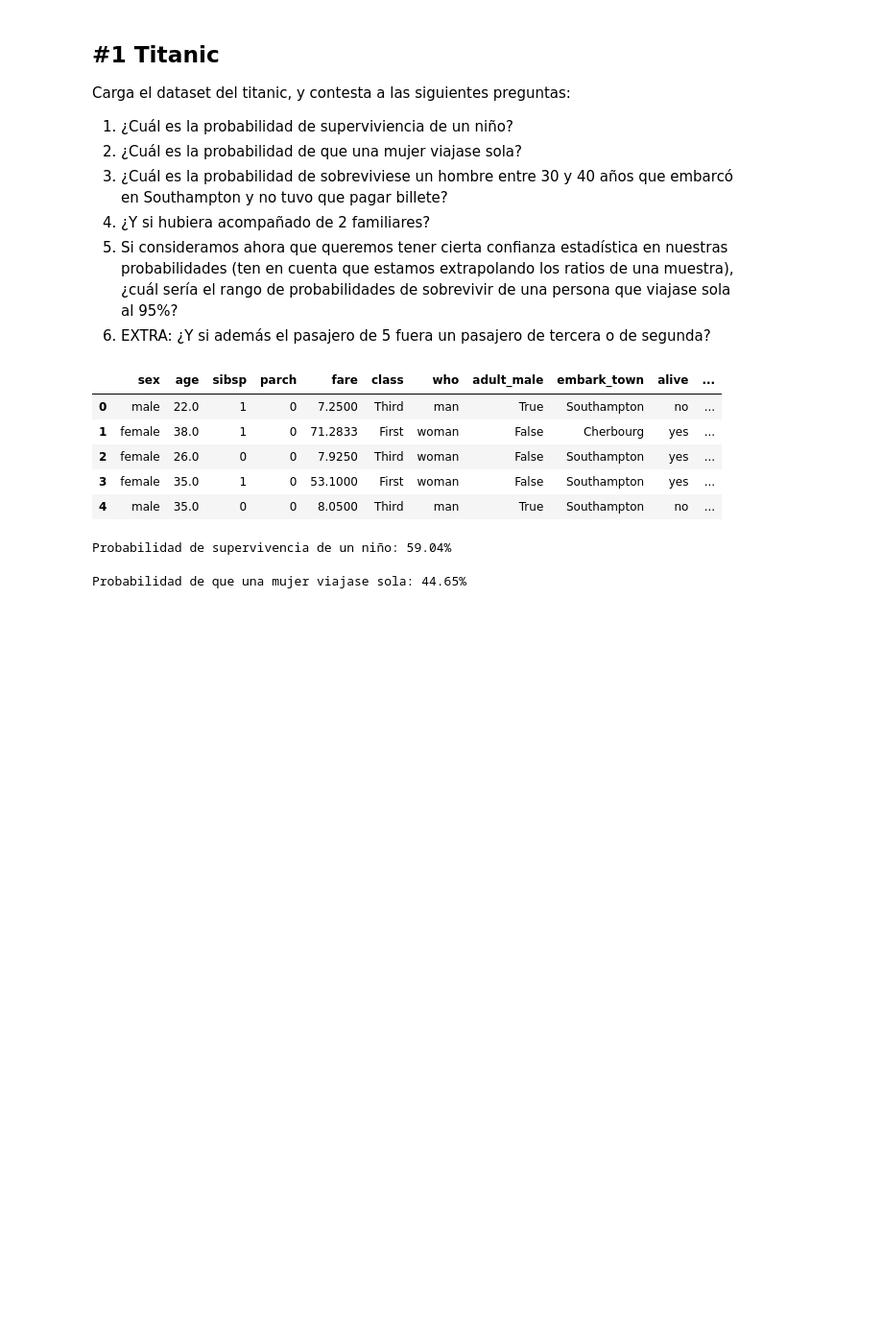
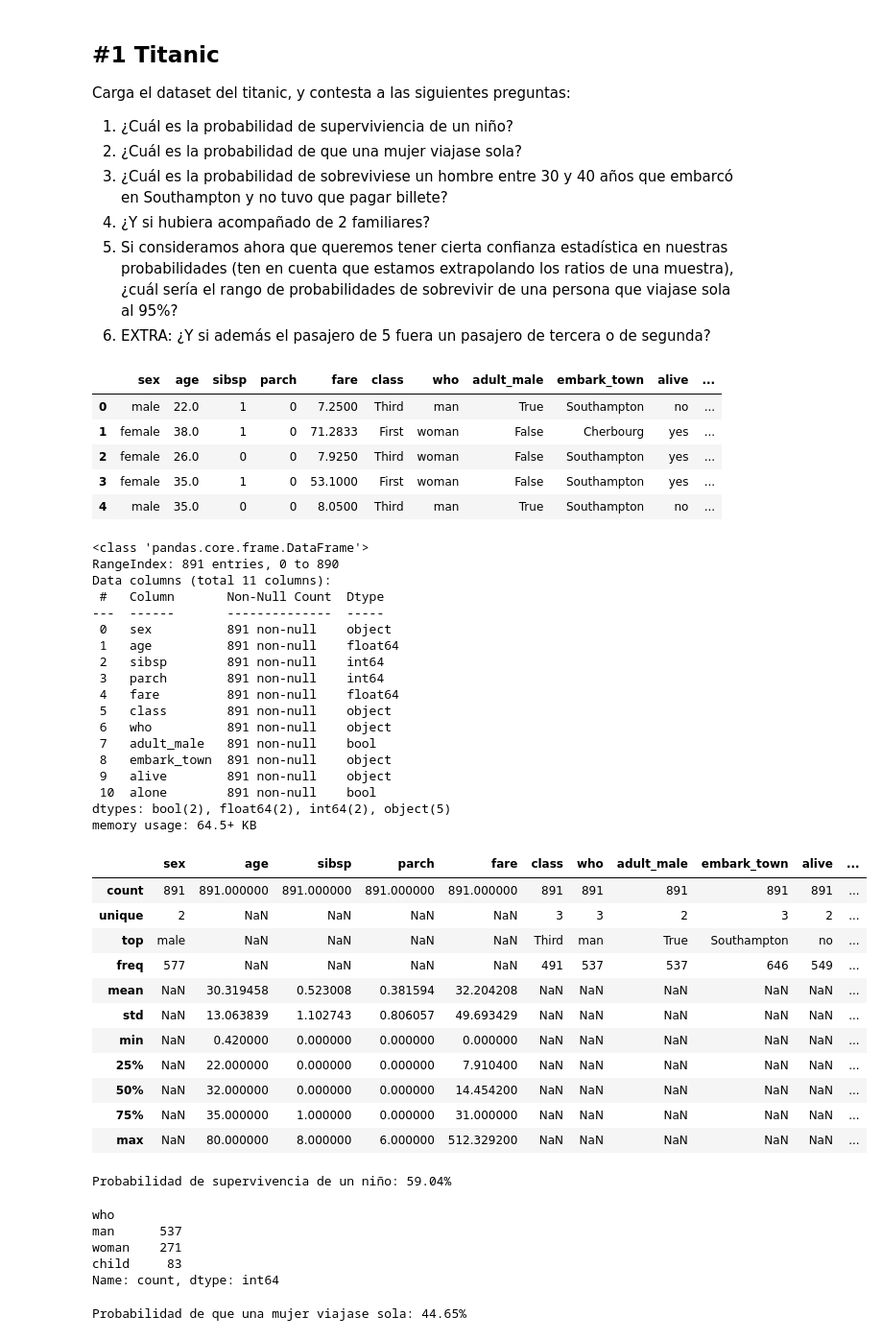
Before and after one commit to Enrique-Algarra/DS-Online-Enrique-Algarra, a Jupyter notebook: 04_Machine_Learning/Sprint_09/Unidad_01_Estadistica_Inferencial/03_Practica_Obligatoria/18_Practica_Obligatoria_Estadistica_Inferencial.ipynb, the cells around one changed output. Shown at 96% size. Saved outputs shown, nothing was run; the diff lists cells and outputs as text; code cells hidden in the pictures; blank space fills up the shorter version.

```diff
--- a/04_Machine_Learning/Sprint_09/Unidad_01_Estadistica_Inferencial/03_Practica_Obligatoria/18_Practica_Obligatoria_Estadistica_Inferencial.ipynb
+++ b/04_Machine_Learning/Sprint_09/Unidad_01_Estadistica_Inferencial/03_Practica_Obligatoria/18_Practica_Obligatoria_Estadistica_Inferencial.ipynb
@@ -36,6 +36,40 @@ df_titanic.head()
 | 2 | female | 26.0 | 0 | 0 | 7.9250 | Third | woman | False | Southampton | yes | ... |
 | 3 | female | 35.0 | 1 | 0 | 53.1000 | First | woman | False | Southampton | yes | ... |
 | 4 | male | 35.0 | 0 | 0 | 8.0500 | Third | man | True | Southampton | no | ... |
+# %%
+df_titanic.info()
+df_titanic.describe(include='all')
+# %% [output]
+<class 'pandas.core.frame.DataFrame'>
+RangeIndex: 891 entries, 0 to 890
+Data columns (total 11 columns):
+ #   Column       Non-Null Count  Dtype
+---  ------       --------------  -----
+ 0   sex          891 non-null    object
+ 1   age          891 non-null    float64
+ 2   sibsp        891 non-null    int64
+ 3   parch        891 non-null    int64
+ 4   fare         891 non-null    float64
+ 5   class        891 non-null    object
+ 6   who          891 non-null    object
+ 7   adult_male   891 non-null    bool
+ 8   embark_town  891 non-null    object
+ 9   alive        891 non-null    object
+ 10  alone        891 non-null    bool
+dtypes: bool(2), float64(2), int64(2), object(5)
+memory usage: 64.5+ KB
+|  | sex | age | sibsp | parch | fare | class | who | adult_male | embark_town | alive | ... |
+| count | 891 | 891.000000 | 891.000000 | 891.000000 | 891.000000 | 891 | 891 | 891 | 891 | 891 | ... |
+| unique | 2 | NaN | NaN | NaN | NaN | 3 | 3 | 2 | 3 | 2 | ... |
+| top | male | NaN | NaN | NaN | NaN | Third | man | True | Southampton | no | ... |
+| freq | 577 | NaN | NaN | NaN | NaN | 491 | 537 | 537 | 646 | 549 | ... |
+| mean | NaN | 30.319458 | 0.523008 | 0.381594 | 32.204208 | NaN | NaN | NaN | NaN | NaN | ... |
+| std | NaN | 13.063839 | 1.102743 | 0.806057 | 49.693429 | NaN | NaN | NaN | NaN | NaN | ... |
+| min | NaN | 0.420000 | 0.000000 | 0.000000 | 0.000000 | NaN | NaN | NaN | NaN | NaN | ... |
+| 25% | NaN | 22.000000 | 0.000000 | 0.000000 | 7.910400 | NaN | NaN | NaN | NaN | NaN | ... |
+| 50% | NaN | 32.000000 | 0.000000 | 0.000000 | 14.454200 | NaN | NaN | NaN | NaN | NaN | ... |
+| 75% | NaN | 35.000000 | 1.000000 | 0.000000 | 31.000000 | NaN | NaN | NaN | NaN | NaN | ... |
+| max | NaN | 80.000000 | 8.000000 | 6.000000 | 512.329200 | NaN | NaN | NaN | NaN | NaN | ... |
 # %%
 # 1. ¿Cuál es la probabilidad de superviviencia de un niño?
 ninos = df_titanic[df_titanic["who"] == "child"]
@@ -43,3 +77,12 @@ prob_supervivencia_nino = (ninos["alive"] == "yes").sum() / len(ninos)
 print(f"Probabilidad de supervivencia de un niño: {prob_supervivencia_nino:.2%}")
 # %% [output]
 Probabilidad de supervivencia de un niño: 59.04%
+# %%
+# Clase
+df_titanic.who.value_counts()
+# %% [output]
+who
+man      537
+woman    271
+child     83
+Name: count, dtype: int64
```
Also changed, not shown: parts of 1 cell of this notebook, 2 other files.
